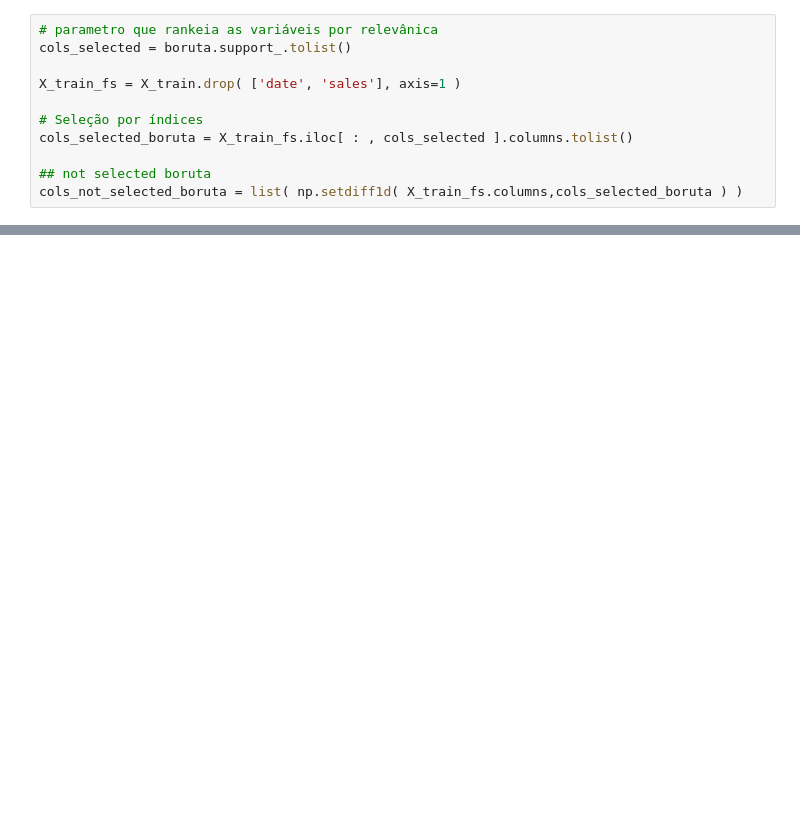
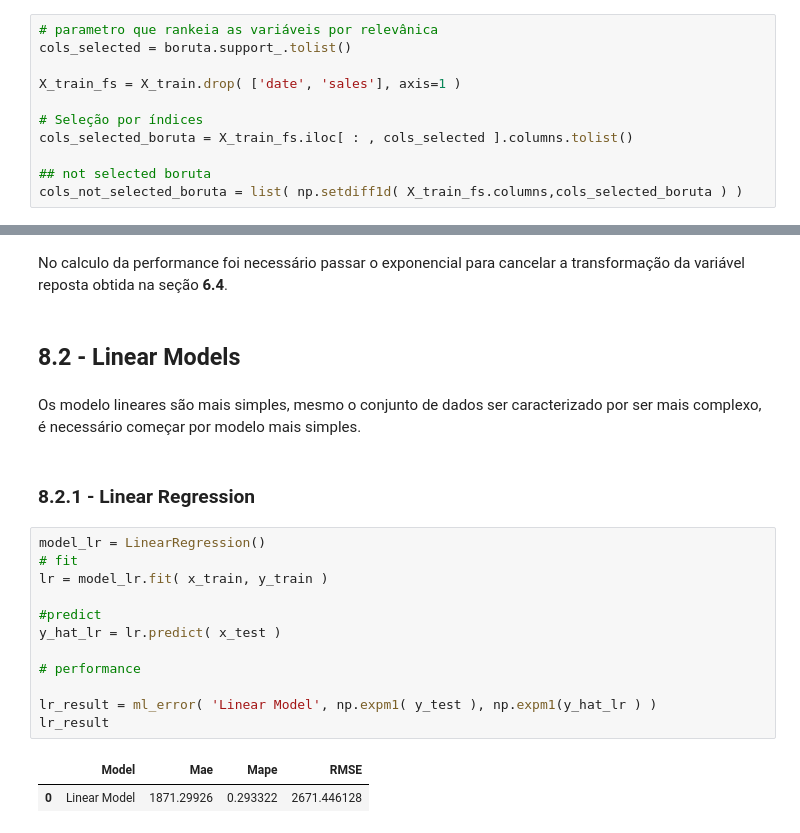
Before and after one commit to CarvalhooNeto/DataScience_Em_Producao, a Jupyter notebook: Store_Sales_Prediction-Copy1.ipynb, the cells around one changed output, grey strips where cells are left out. Cells and saved outputs as stored; diff of their text form; blank space fills up the shorter version.

```diff
--- a/Store_Sales_Prediction-Copy1.ipynb
+++ b/Store_Sales_Prediction-Copy1.ipynb
@@ -1073,0 +1151,23 @@ cols_selected_boruta_full.extend( feat_to_add )
+# %% [markdown]
+No calculo da performance foi necessário passar o exponencial para cancelar a transformação da variável reposta obtida na seção **6.4**.
+# %% [markdown]
+## 8.2 - Linear Models
+# %% [markdown]
+Os modelo lineares são mais simples, mesmo o conjunto de dados ser caracterizado por ser mais complexo, é necessário começar por modelo mais simples.
+# %% [markdown]
+### 8.2.1 - Linear Regression
+# %%
+model_lr = LinearRegression()
+# fit
+lr = model_lr.fit( x_train, y_train )
+
+#predict
+y_hat_lr = lr.predict( x_test )
+
+# performance
+
+lr_result = ml_error( 'Linear Model', np.expm1( y_test ), np.expm1(y_hat_lr ) )
+lr_result
+# %% [output]
+|  | Model | Mae | Mape | RMSE |
+| 0 | Linear Model | 1871.29926 | 0.293322 | 2671.446128 |
```
Also changed, not shown: parts of 39 cells of this notebook.
